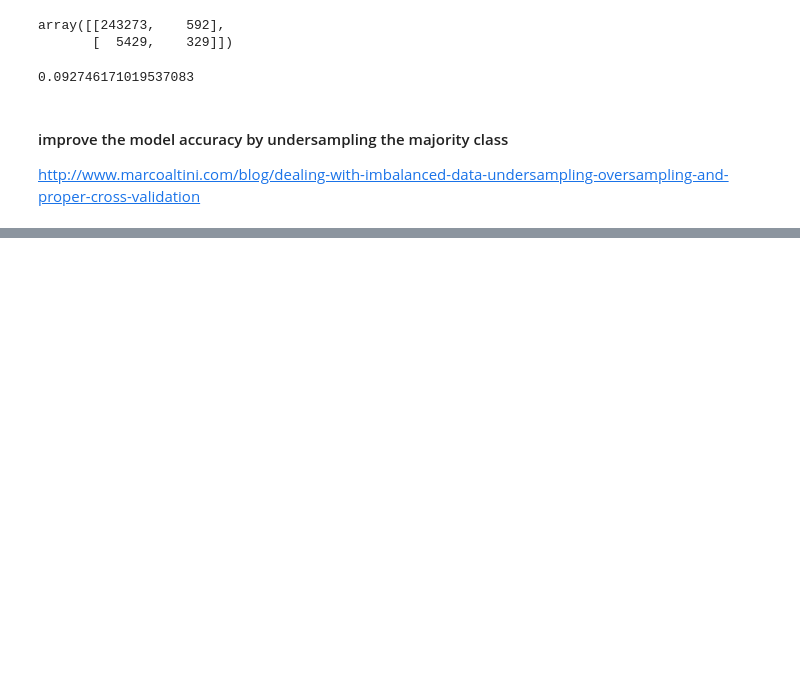
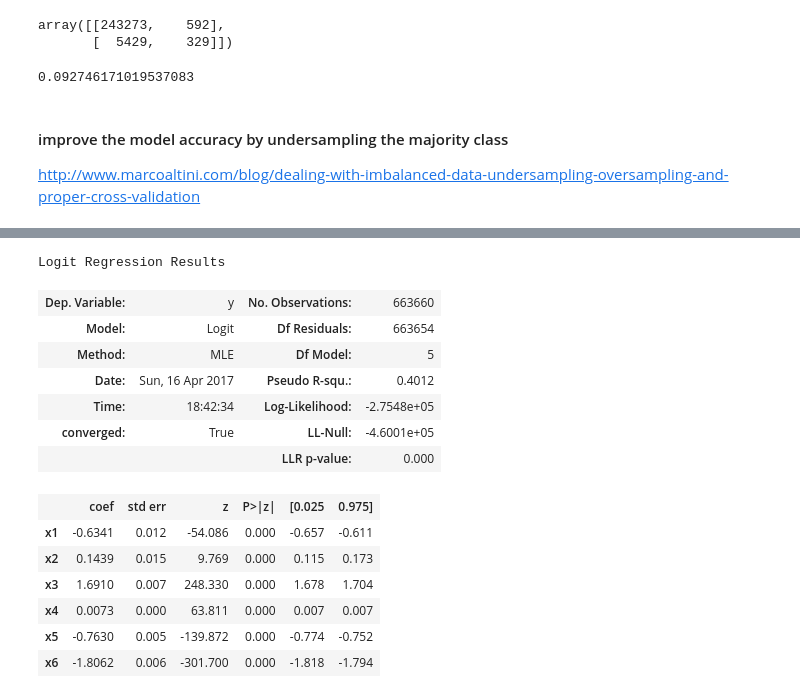
Before and after one commit to CUSPCivicAnalyticsFellows/311, a Jupyter notebook: notebooks/descriptive_model_4_12.ipynb, the cells around one changed output, grey strips where cells are left out. Saved outputs shown, nothing was run; the diff lists cells and outputs as text; code cells hidden in the pictures; blank space fills up the shorter version.

```diff
--- a/notebooks/descriptive_model_4_12.ipynb
+++ b/notebooks/descriptive_model_4_12.ipynb
@@ -742,3 +818,16 @@ y = transformed['vio_binary']
 
 X_train, X_test, y_train, y_test = train_test_split(X, y, test_size=0.33, random_state=42)
 X_train_1, X_vali, y_train_1, y_vali = train_test_split(X_train, y_train, test_size=0.33, random_state=42)
+# %%
+sm = SMOTE(random_state=42, ratio = 1.0)
+X_train_res, y_train_res = sm.fit_sample(X_train_1, y_train_1)
+# %%
+mod = smf.Logit(y_train_res, X_train_res)
+res = mod.fit()
+res.prsquared
+results=pd.DataFrame()
+results['y_act'] = y_vali
+y_pred = res.predict(X_vali)
+results['y_pred_binary'] = [1 if x >= 0.5 else 0 for x in y_pred]
+print results[results['y_act'] == results['y_pred_binary']].index
+print 144129/float(len(results))
@@ -744,0 +845,18 @@ X_train_1, X_vali, y_train_1, y_vali = train_test_split(X_train, y_train, test_s
+# %%
+res.summary()
+# %% [output]
+Logit Regression Results
+| Dep. Variable: | y | No. Observations: | 663660 |
+| Model: | Logit | Df Residuals: | 663654 |
+| Method: | MLE | Df Model: | 5 |
+| Date: | Sun, 16 Apr 2017 | Pseudo R-squ.: | 0.4012 |
+| Time: | 18:42:34 | Log-Likelihood: | -2.7548e+05 |
+| converged: | True | LL-Null: | -4.6001e+05 |
+|  |  | LLR p-value: | 0.000 |
+|  | coef | std err | z | P>|z| | [0.025 | 0.975] |
+| x1 | -0.6341 | 0.012 | -54.086 | 0.000 | -0.657 | -0.611 |
+| x2 | 0.1439 | 0.015 | 9.769 | 0.000 | 0.115 | 0.173 |
+| x3 | 1.6910 | 0.007 | 248.330 | 0.000 | 1.678 | 1.704 |
+| x4 | 0.0073 | 0.000 | 63.811 | 0.000 | 0.007 | 0.007 |
+| x5 | -0.7630 | 0.005 | -139.872 | 0.000 | -0.774 | -0.752 |
+| x6 | -1.8062 | 0.006 | -301.700 | 0.000 | -1.818 | -1.794 |
```
Also changed, not shown: parts of 26 cells of this notebook.
